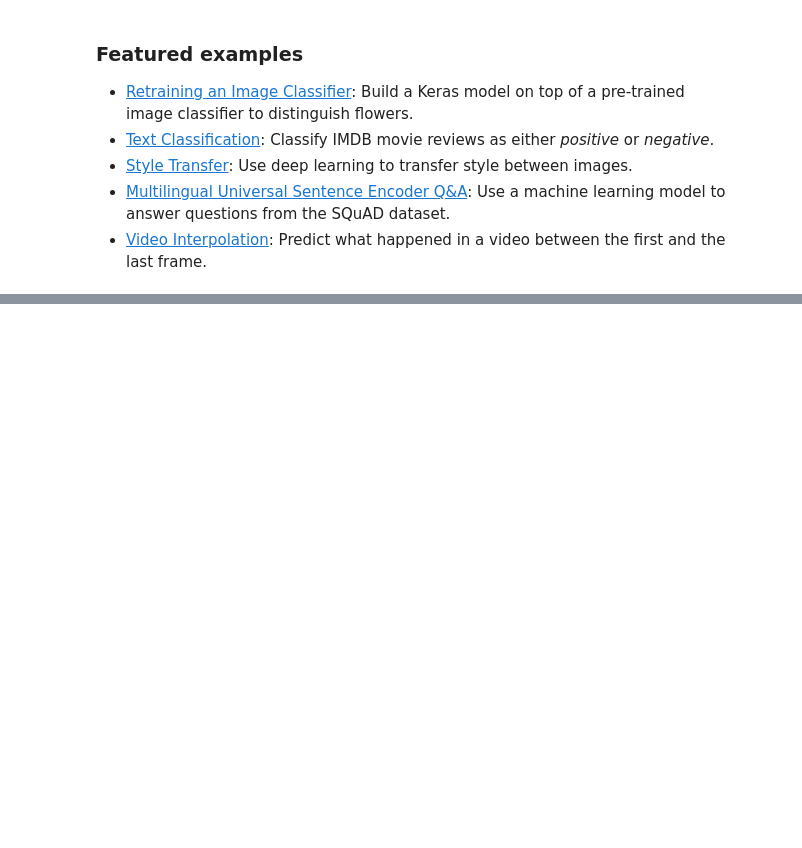
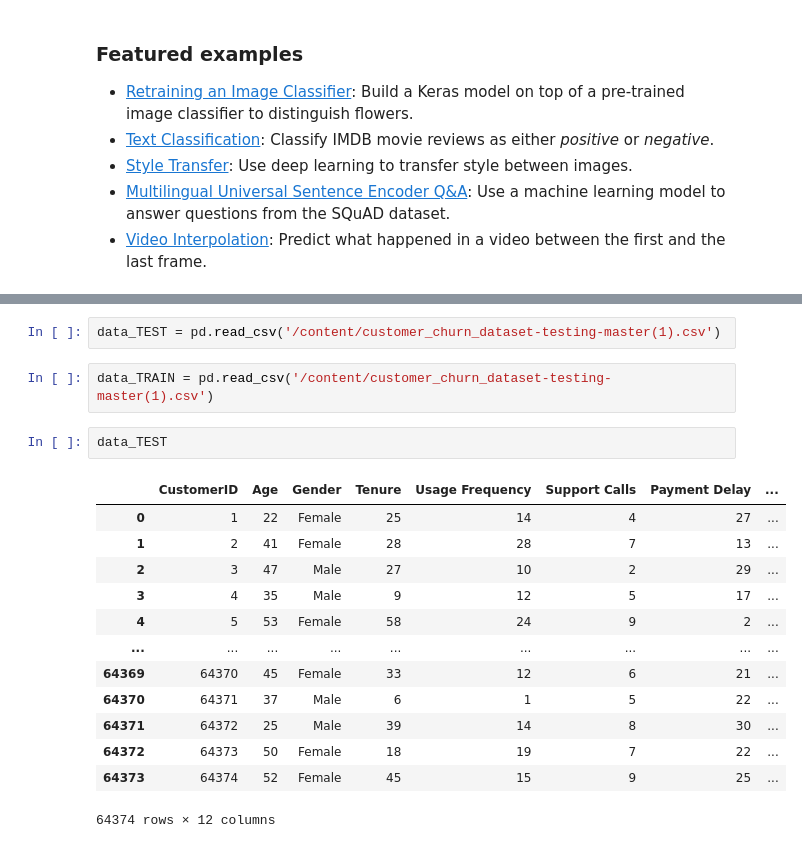
Before and after one commit to Sudharshanm858/Customer-Churn-Prediction-, a Jupyter notebook: Welcome_To_Colab.ipynb, the cells around one changed output, grey strips where cells are left out. Saved outputs shown, nothing was run; the diff lists cells and outputs as text; blank space fills up the shorter version.

```diff
--- a/Welcome_To_Colab.ipynb
+++ b/Welcome_To_Colab.ipynb
@@ -280,0 +283,20 @@ ROC AUC Score: 1.0
+# %%
+data_TEST = pd.read_csv('/content/customer_churn_dataset-testing-master(1).csv')
+# %%
+data_TRAIN = pd.read_csv('/content/customer_churn_dataset-testing-master(1).csv')
+# %%
+data_TEST
+# %% [output]
+|  | CustomerID | Age | Gender | Tenure | Usage Frequency | Support Calls | Payment Delay | ... |
+| 0 | 1 | 22 | Female | 25 | 14 | 4 | 27 | ... |
+| 1 | 2 | 41 | Female | 28 | 28 | 7 | 13 | ... |
+| 2 | 3 | 47 | Male | 27 | 10 | 2 | 29 | ... |
+| 3 | 4 | 35 | Male | 9 | 12 | 5 | 17 | ... |
+| 4 | 5 | 53 | Female | 58 | 24 | 9 | 2 | ... |
+| ... | ... | ... | ... | ... | ... | ... | ... | ... |
+| 64369 | 64370 | 45 | Female | 33 | 12 | 6 | 21 | ... |
+| 64370 | 64371 | 37 | Male | 6 | 1 | 5 | 22 | ... |
+| 64371 | 64372 | 25 | Male | 39 | 14 | 8 | 30 | ... |
+| 64372 | 64373 | 50 | Female | 18 | 19 | 7 | 22 | ... |
+| 64373 | 64374 | 52 | Female | 45 | 15 | 9 | 25 | ... |
+64374 rows × 12 columns
```
Also changed, not shown: parts of 5 cells of this notebook.
